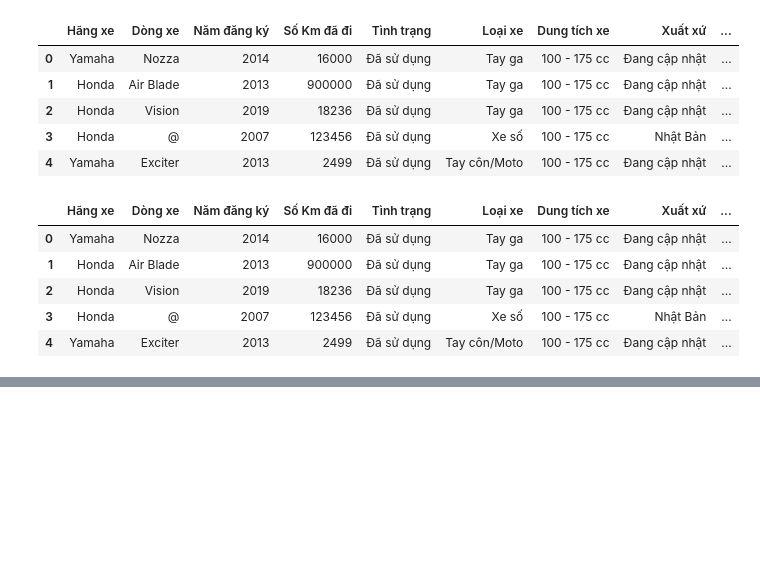
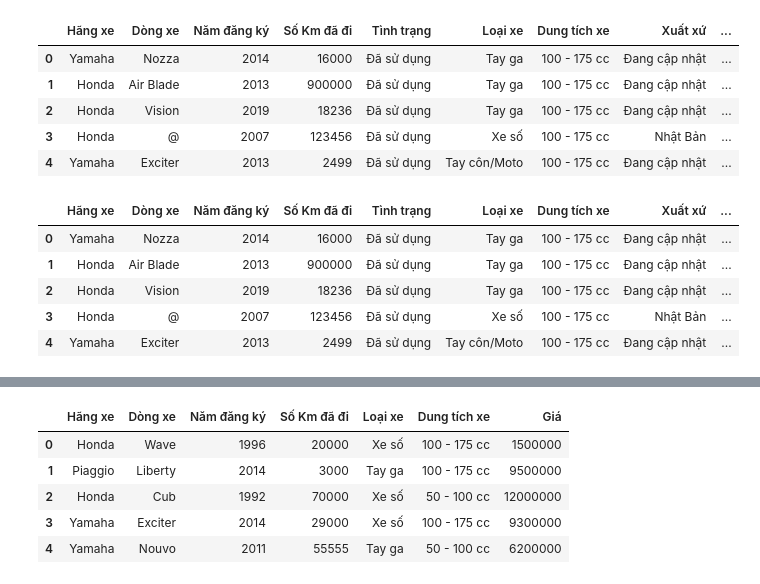
Before and after one commit to hungng2k2/du-doan-gia-xe-may, a Jupyter notebook: clean_data.ipynb, the cells around one changed output, grey strips where cells are left out. Cells and saved outputs as stored; diff of their text form; code cells hidden in the pictures; blank space fills up the shorter version.

```diff
--- a/clean_data.ipynb
+++ b/clean_data.ipynb
@@ -58,3 +58,6 @@ data.head()
 | 4 | Yamaha | Exciter | 2013 | 2499 | Đã sử dụng | Tay côn/Moto | 100 - 175 cc | Đang cập nhật | ... |
 # %%
 data.to_csv('./clean_data/smalldataset.csv', index=False)
+# %%
+df = data.copy()
+df.head()
@@ -60,0 +71,10 @@ data.to_csv('./clean_data/smalldataset.csv', index=False)
+# %%
+df_new = df.drop(['Tình trạng', 'Xuất xứ', 'Chính sách bảo hành'], axis=1)
+df_new.head()
+# %% [output]
+|  | Hãng xe | Dòng xe | Năm đăng ký | Số Km đã đi | Loại xe | Dung tích xe | Giá |
+| 0 | Honda | Wave | 1996 | 20000 | Xe số | 100 - 175 cc | 1500000 |
+| 1 | Piaggio | Liberty | 2014 | 3000 | Tay ga | 100 - 175 cc | 9500000 |
+| 2 | Honda | Cub | 1992 | 70000 | Xe số | 50 - 100 cc | 12000000 |
+| 3 | Yamaha | Exciter | 2014 | 29000 | Xe số | 100 - 175 cc | 9300000 |
+| 4 | Yamaha | Nouvo | 2011 | 55555 | Tay ga | 50 - 100 cc | 6200000 |
```
Also changed, not shown: parts of 9 cells of this notebook, 1 other file.
